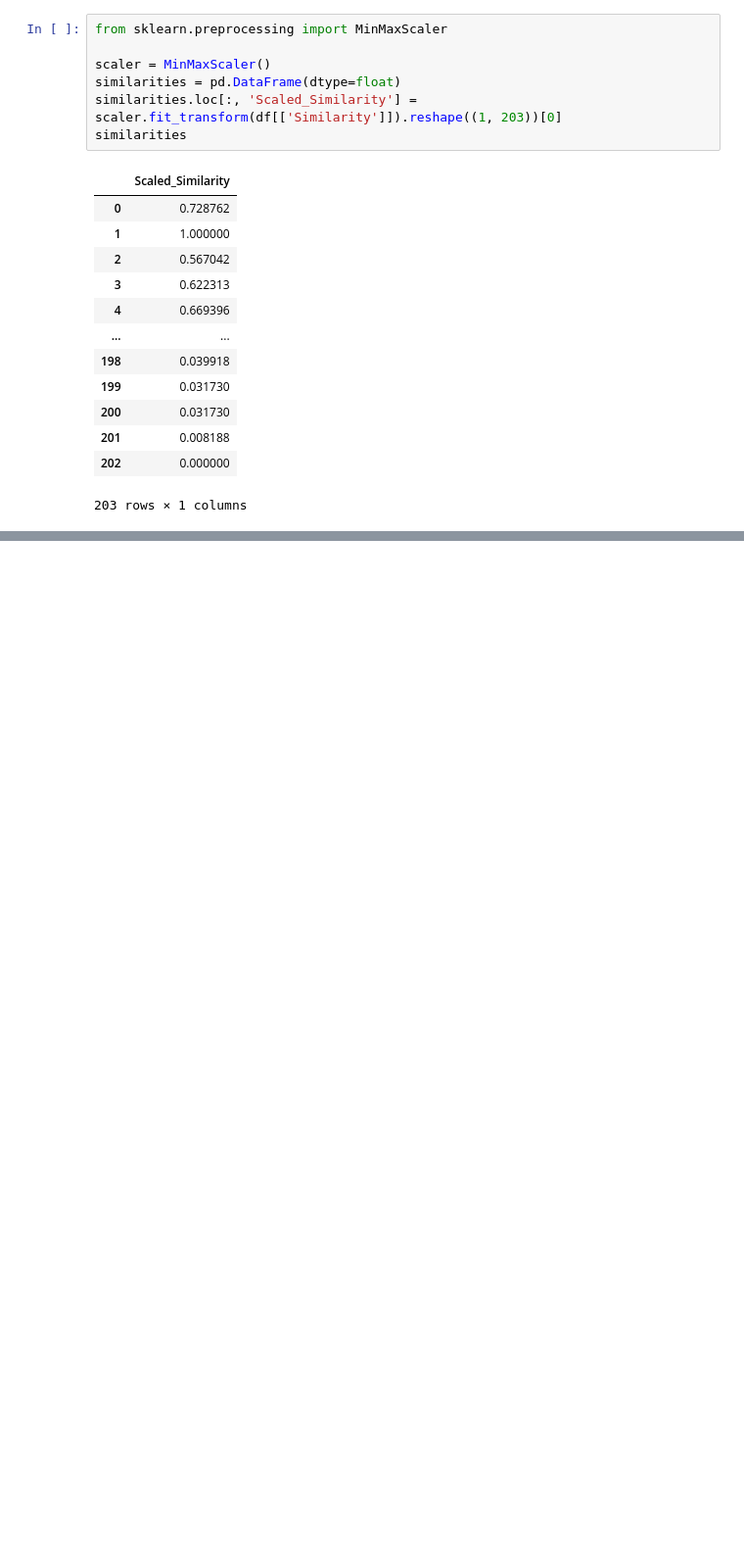
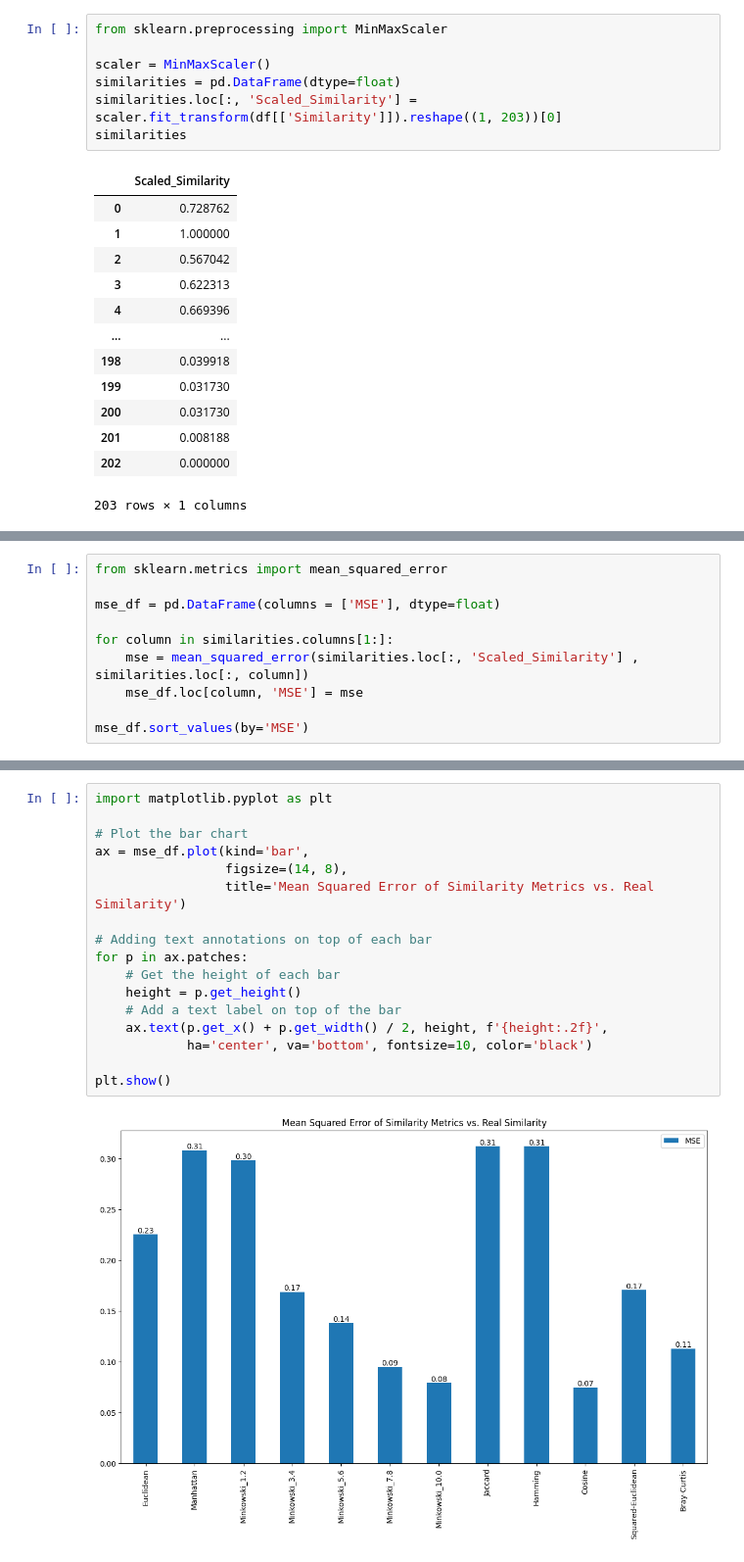
Before and after one commit to woxane/Rag-System, a Jupyter notebook: NLP/Similarity-metrics/Choosing-Similarity-metrics.ipynb, the cells around one changed output, grey strips where cells are left out. Shown at 98% size. Cells and saved outputs as stored; diff of their text form; blank space fills up the shorter version.

```diff
--- a/NLP/Similarity-metrics/Choosing-Similarity-metrics.ipynb
+++ b/NLP/Similarity-metrics/Choosing-Similarity-metrics.ipynb
@@ -240,0 +246,10 @@ similarities.corr()['Scaled_Similarity'].sort_values(ascending=False).to_frame()
+# %%
+from sklearn.metrics import mean_squared_error
+
+mse_df = pd.DataFrame(columns = ['MSE'], dtype=float)
+
+for column in similarities.columns[1:]:
+    mse = mean_squared_error(similarities.loc[:, 'Scaled_Similarity'] , similarities.loc[:, column])
+    mse_df.loc[column, 'MSE'] = mse
+
+mse_df.sort_values(by='MSE')
@@ -240,0 +270,19 @@ similarities.corr()['Scaled_Similarity'].sort_values(ascending=False).to_frame()
+# %%
+import matplotlib.pyplot as plt
+
+# Plot the bar chart
+ax = mse_df.plot(kind='bar',
+                 figsize=(14, 8),
+                 title='Mean Squared Error of Similarity Metrics vs. Real Similarity')
+
+# Adding text annotations on top of each bar
+for p in ax.patches:
+    # Get the height of each bar
+    height = p.get_height()
+    # Add a text label on top of the bar
+    ax.text(p.get_x() + p.get_width() / 2, height, f'{height:.2f}',
+            ha='center', va='bottom', fontsize=10, color='black')
+
+plt.show()
+# %% [output]
+[figure, added]
```
Also changed, not shown: parts of 9 cells of this notebook.
